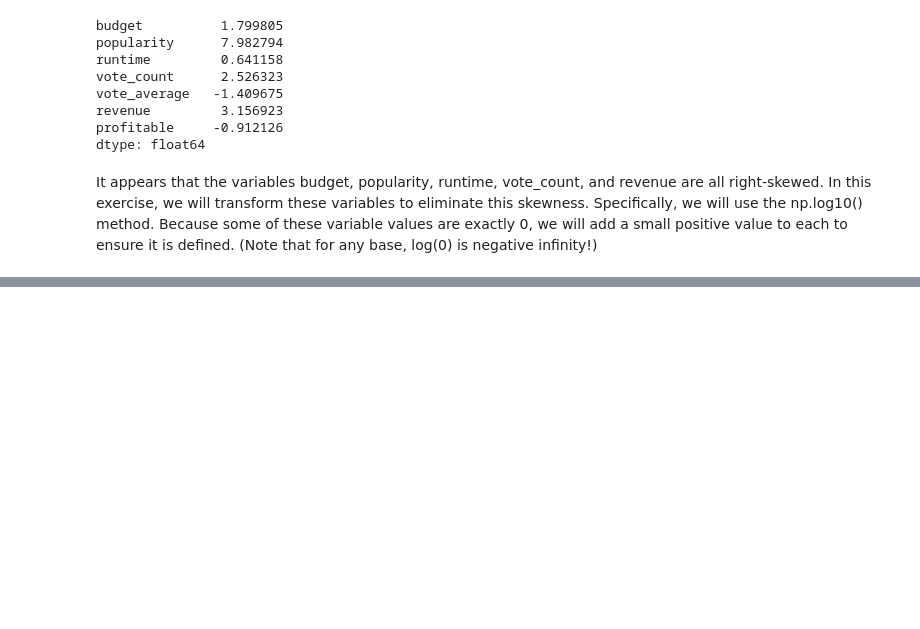
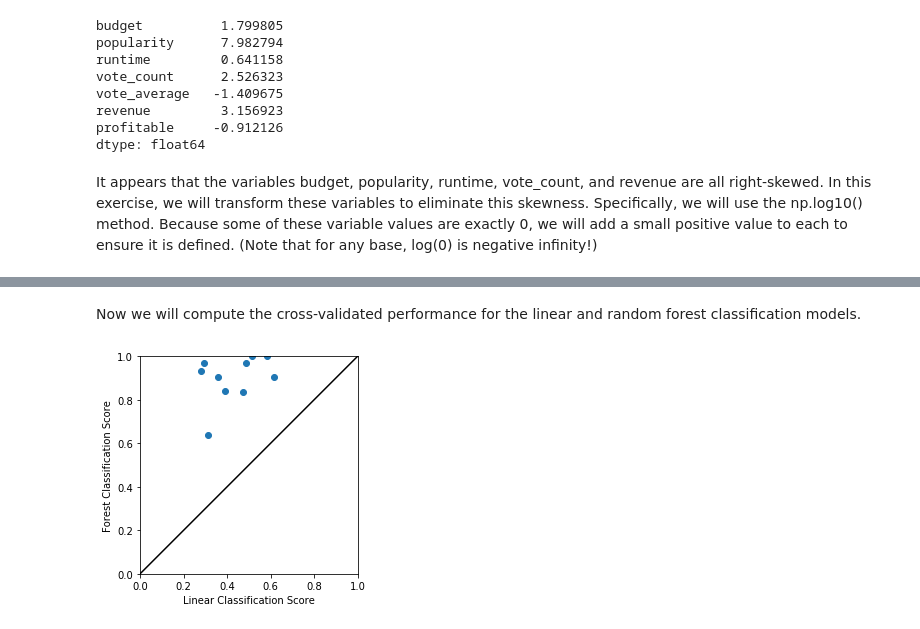
Before and after one commit to eman-1111/Python-for-Research, a Jupyter notebook: case9_TheMovieDatabaseTMDb/Movie Database.ipynb, the cells around one changed output, grey strips where cells are left out. Saved outputs shown, nothing was run; the diff lists cells and outputs as text; code cells hidden in the pictures; blank space fills up the shorter version.

```diff
--- a/case9_TheMovieDatabaseTMDb/Movie Database.ipynb
+++ b/case9_TheMovieDatabaseTMDb/Movie Database.ipynb
@@ -133,0 +184,22 @@ df.head()
+# %% [markdown]
+Now we will compute the cross-validated performance for the linear and random forest classification models.
+# %%
+# Determine the cross-validated accuracy for logistic and random forest models.
+logistic_regression_scores = cross_val_score(logistic_regression, covariates, classification_outcome, cv=10, scoring=correlation)
+
+forest_classification_scores = cross_val_score(forest_classifier, covariates, classification_outcome, cv=10, scoring=correlation)
+
+# Plot Results
+plt.axes().set_aspect('equal', 'box')
+plt.scatter(logistic_regression_scores, forest_classification_scores)
+plt.plot((0, 1), (0, 1), 'k-')
+
+plt.xlim(0, 1)
+plt.ylim(0, 1)
+plt.xlabel("Linear Classification Score")
+plt.ylabel("Forest Classification Score")
+
+# Show the plot.
+plt.show()
+# %% [output]
+[figure, added]
```
Also changed, not shown: parts of 14 cells of this notebook.
